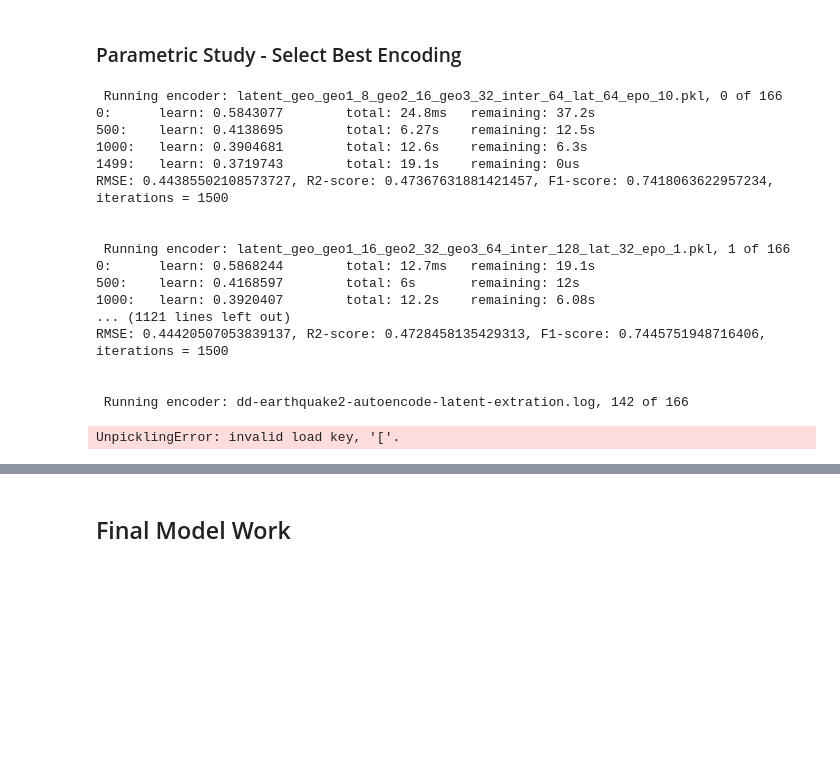
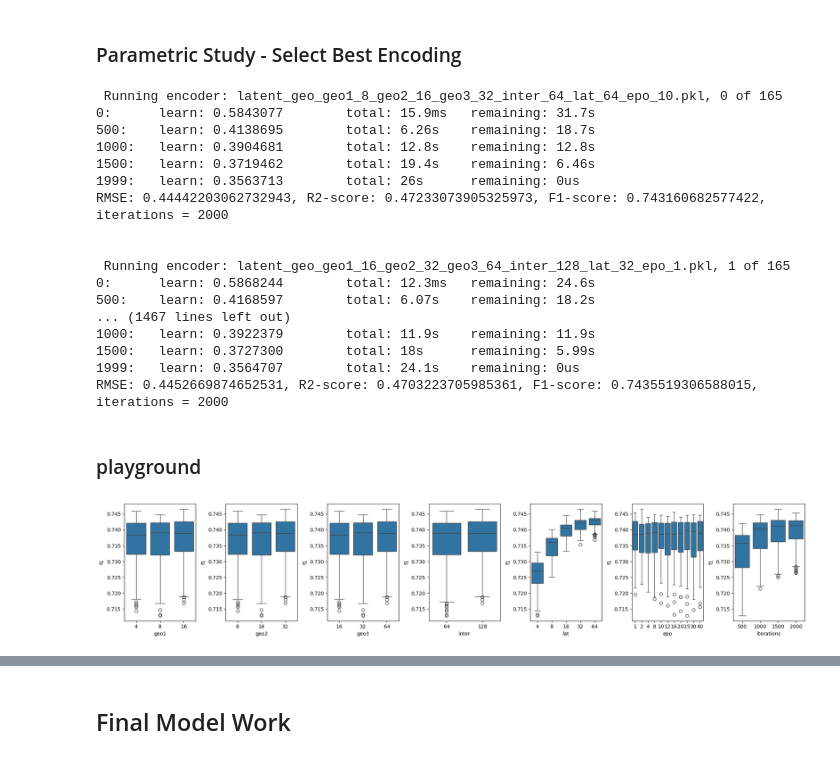
Before and after one commit to teofc111/DD_earthquake, a Jupyter notebook: DD_earthquake_2_autoencode.ipynb, the cells around one changed output, grey strips where cells are left out. Cells and saved outputs as stored; diff of their text form; code cells hidden in the pictures; blank space fills up the shorter version.

```diff
--- a/DD_earthquake_2_autoencode.ipynb
+++ b/DD_earthquake_2_autoencode.ipynb
@@ -101,7 +83,8 @@ numerical_features = ['count_floors_pre_eq', 'age', 'area_percentage', 'height_p
 # %%
 def impute_damage_grade(df_train_X: pd.DataFrame,df_val_X: pd.DataFrame,
                         df_test_X: pd.DataFrame,df_pred_X: pd.DataFrame,
-                        df_train_y: pd.DataFrame) -> pd.DataFrame:
+                        df_train_y: pd.DataFrame, df_val_y: Optional[pd.DataFrame]=None,
+                        df_test_y: Optional[pd.DataFrame]=None) -> pd.DataFrame:
     '''
     Impute damage grade based on location (i.e. the three geo features). This function
 
@@ -111,7 +94,6 @@ def impute_damage_grade(df_train_X: pd.DataFrame,df_val_X: pd.DataFrame,
     df_train_X: Post splitting X dataframe for training
     df_val_X: Post splitting X dataframe for validation set
     df_test_X: Post splt
-
     '''
     # Preprocess to convert numerical features to float
     df_train_X = preprocess(df_train_X.copy())
@@ -120,6 +102,12 @@ def impute_damage_grade(df_train_X: pd.DataFrame,df_val_X: pd.DataFrame,
     df_pred_X = preprocess(df_pred_X.copy())
 
     df_all = pd.concat([df_train_X,df_train_y],axis=1)
+
+    if df_val_y is not None:
+        df_val_X = pd.concat([df_val_X,df_val_y],axis=1)
+    if df_test_y is not None:
+        df_test_X = pd.concat([df_test_X,df_test_y],axis=1)
+
     df_all = pd.concat([df_all,df_val_X,df_test_X,df_pred_X],axis=0)
 
     df_all['geo_combined3'] = df_all.apply(lambda row: str(row['geo_level_1_id']) + '_' + str(row['geo_level_2_id']) + '_' + str(row['geo_level_3_id']), axis=1)
@@ -144,7 +132,6 @@ def impute_damage_grade(df_train_X: pd.DataFrame,df_val_X: pd.DataFrame,
     # Get feature names
     non_geo_features_OHE = [col for col in df_all.columns if not (col in geo_features)]
 
-
     return df_all, non_geo_features_OHE
 # %%
 # Split into train, val, test and pred sets
@@ -640,23 +627,24 @@ for iterations in iterationss:
         archis.loc[j,'f1'] = f1
         archis.loc[j,'iterations'] = iterations
 # %% [output]
- Running encoder: latent_geo_geo1_8_geo2_16_geo3_32_inter_64_lat_64_epo_10.pkl, 0 of 166
-0:      learn: 0.5843077        total: 24.8ms   remaining: 37.2s
-500:    learn: 0.4138695        total: 6.27s    remaining: 12.5s
-1000:   learn: 0.3904681        total: 12.6s    remaining: 6.3s
-1499:   learn: 0.3719743        total: 19.1s    remaining: 0us
-RMSE: 0.44385502108573727, R2-score: 0.47367631881421457, F1-score: 0.7418063622957234, iterations = 1500
+ Running encoder: latent_geo_geo1_8_geo2_16_geo3_32_inter_64_lat_64_epo_10.pkl, 0 of 165
+0:      learn: 0.5843077        total: 15.9ms   remaining: 31.7s
+500:    learn: 0.4138695        total: 6.26s    remaining: 18.7s
+1000:   learn: 0.3904681        total: 12.8s    remaining: 12.8s
+1500:   learn: 0.3719462        total: 19.4s    remaining: 6.46s
+1999:   learn: 0.3563713        total: 26s      remaining: 0us
+RMSE: 0.44442203062732943, R2-score: 0.47233073905325973, F1-score: 0.743160682577422, iterations = 2000
 
 
- Running encoder: latent_geo_geo1_16_geo2_32_geo3_64_inter_128_lat_32_epo_1.pkl, 1 of 166
-0:      learn: 0.5868244        total: 12.7ms   remaining: 19.1s
-500:    learn: 0.4168597        total: 6s       remaining: 12s
-1000:   learn: 0.3920407        total: 12.2s    remaining: 6.08s
-... (1121 lines left out)
-RMSE: 0.44420507053839137, R2-score: 0.4728458135429313, F1-score: 0.7445751948716406, iterations = 1500
-
-
- Running encoder: dd-earthquake2-autoencode-latent-extration.log, 142 of 166
+ Running encoder: latent_geo_geo1_16_geo2_32_geo3_64_inter_128_lat_32_epo_1.pkl, 1 of 165
+0:      learn: 0.5868244        total: 12.3ms   remaining: 24.6s
+500:    learn: 0.4168597        total: 6.07s    remaining: 18.2s
+... (1467 lines left out)
+1000:   learn: 0.3922379        total: 11.9s    remaining: 11.9s
+1500:   learn: 0.3727300        total: 18s      remaining: 5.99s
+1999:   learn: 0.3564707        total: 24.1s    remaining: 0us
+RMSE: 0.4452669874652531, R2-score: 0.4703223705985361, F1-score: 0.7435519306588015, iterations = 2000
-UnpicklingError: invalid load key, '['.
 # %%
 archis.to_csv('param_study_2000.csv',index=None)
+# %% [markdown]
+### playground
@@ -662,0 +657,23 @@ archis.to_csv('param_study_2000.csv',index=None)
+# %%
+df_temp500 = pd.read_csv('./kaggle_output_1/param_study_500.csv')
+df_temp1000 = pd.read_csv('./kaggle_output_1/param_study_1000.csv')
+df_temp1500 = pd.read_csv('./kaggle_output_1/param_study_1500.csv')
+df_temp2000 = pd.read_csv('./kaggle_output_1/param_study_2000.csv')
+
+df_temp500['iterations'] = 500
+df_temp1000['iterations'] = 1000
+df_temp1500['iterations'] = 1500
+df_temp2000['iterations'] = 2000
+# %%
+vars = ['geo1', 'geo2', 'geo3', 'inter', 'lat', 'epo','iterations']
+
+fig,axs = plt.subplots(1,7,figsize=(20,4))
+
+df_temp = pd.concat([df_temp500,df_temp1000, df_temp1500,df_temp2000],axis=0)
+
+for i,var in enumerate(vars):
+    sns.boxplot(df_temp,x=var,y='f1',ax=axs[i])
+    # axs[i].set_title(var)
+fig.tight_layout()
+# %% [output]
+[figure, added]
```
Also changed, not shown: parts of 15 cells of this notebook.
